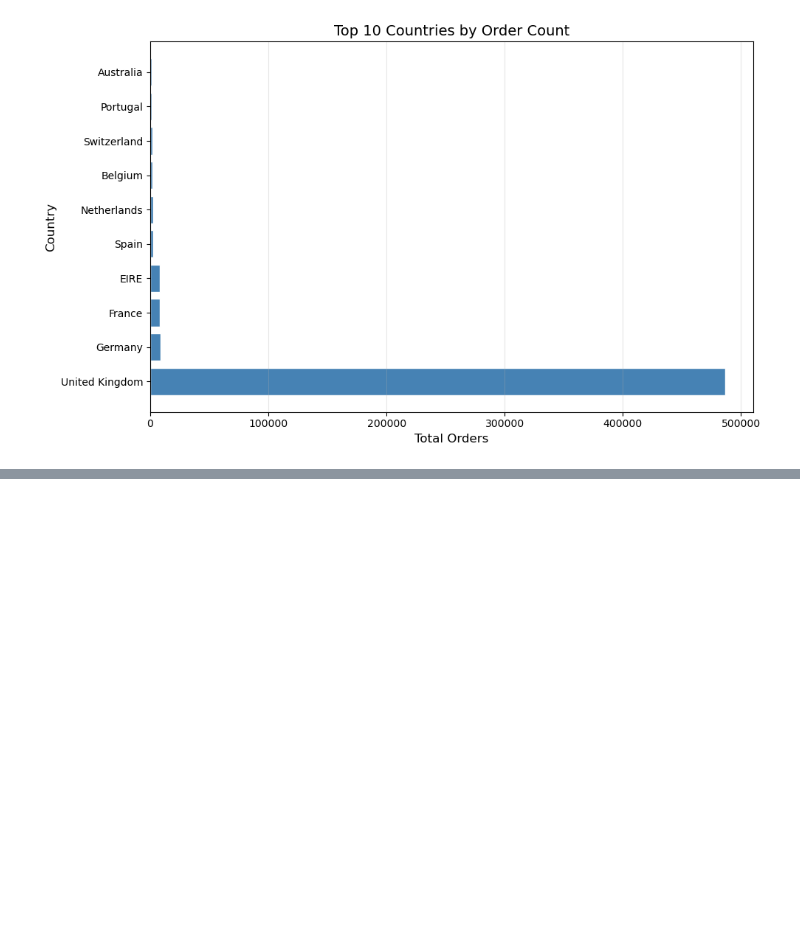
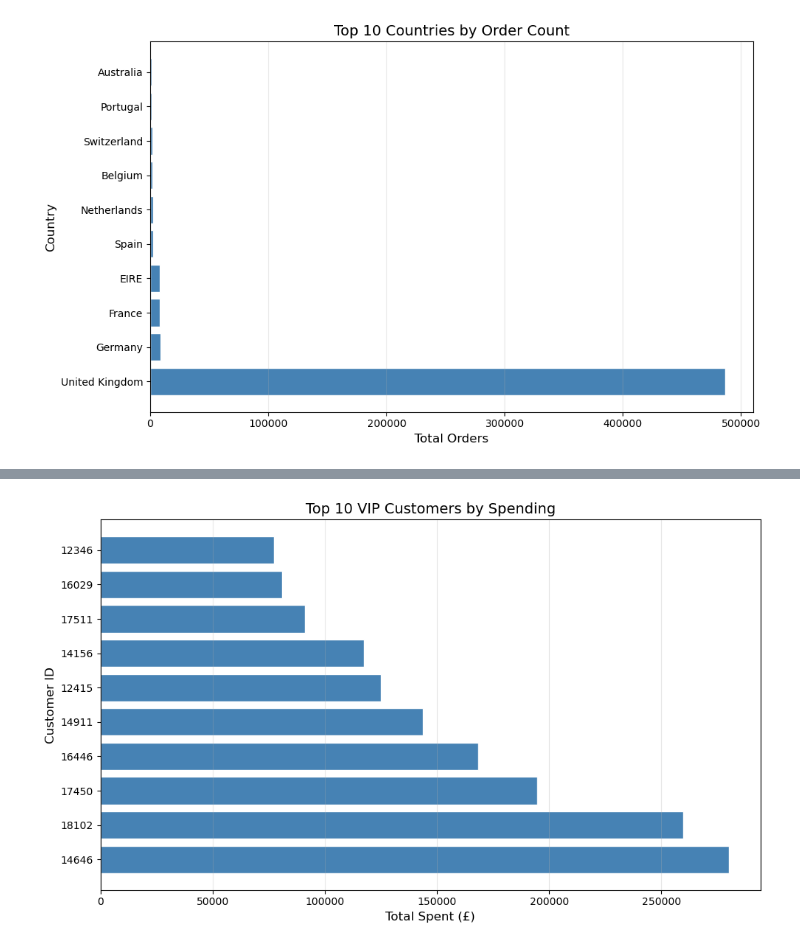
Before and after one commit to Danammadhunika/ml-journey, a Jupyter notebook: project_03_ecommerce_sql/notebooks/ecommerce_sql_analysis.ipynb, the cells around one changed output, grey strips where cells are left out. Drawn from its saved outputs; the diff is of its cells as text; code cells hidden in the pictures; blank space fills up the shorter version.

Commit message:
Day 20: Full Analysis - VIP customers, monthly trends, country tiers, visualizations

```diff
--- a/project_03_ecommerce_sql/notebooks/ecommerce_sql_analysis.ipynb
+++ b/project_03_ecommerce_sql/notebooks/ecommerce_sql_analysis.ipynb
@@ -2803,0 +3111,52 @@ plt.show()
+# %%
+# ============================================
+# CHART 1 — VIP Customer Horizontal Bar Chart
+# Business Question: Who are our top 10 VIP
+#                    customers by total spending?
+# ============================================
+
+# WHY HORIZONTAL BAR CHART?
+# CustomerID numbers are long labels!
+# Horizontal bars → labels easy to read on Y axis!
+# No rotation needed for labels!
+# Better than vertical when category names are long!
+
+# WHY .astype(int).astype(str)?
+# CustomerID stored as float → 14646.0
+# astype(int) → removes decimal → 14646
+# astype(str) → converts to text → "14646"
+# Two steps needed — cleaner on chart!
+
+# WHY axis='x' for grid?
+# Horizontal bar chart → bars go sideways!
+# Grid lines on X axis → vertical lines!
+# Makes it easy to read spending amounts!
+# axis='y' would give horizontal lines — wrong direction!
+
+# DATA SOURCE:
+# Using result_q1 from Analysis Question 1!
+# Already calculated with CTE + DENSE_RANK!
+# No need to requery database!
+
+# Key Insights:
+# Customer 14646 = undisputed VIP at £280,206!
+# Customer 18102 = strong second at £259,657!
+# Big gap between rank 2 and rank 3!
+# Top 2 customers spend almost same amount!
+# These customers need special loyalty treatment!
+
+df_vip = result_q1
+
+plt.figure(figsize=(10, 6))
+plt.barh(df_vip['CustomerID'].astype(int).astype(str),
+         df_vip['total_spent'],
+         color='steelblue',
+         edgecolor='white')
+plt.title('Top 10 VIP Customers by Spending', fontsize=14)
+plt.xlabel('Total Spent (£)', fontsize=12)
+plt.ylabel('Customer ID', fontsize=12)
+plt.grid(True, alpha=0.3, axis='x')
+plt.tight_layout()
+plt.show()
+# %% [output]
+[figure, added]
```
Also changed, not shown: parts of 7 cells of this notebook, 1 other file.
